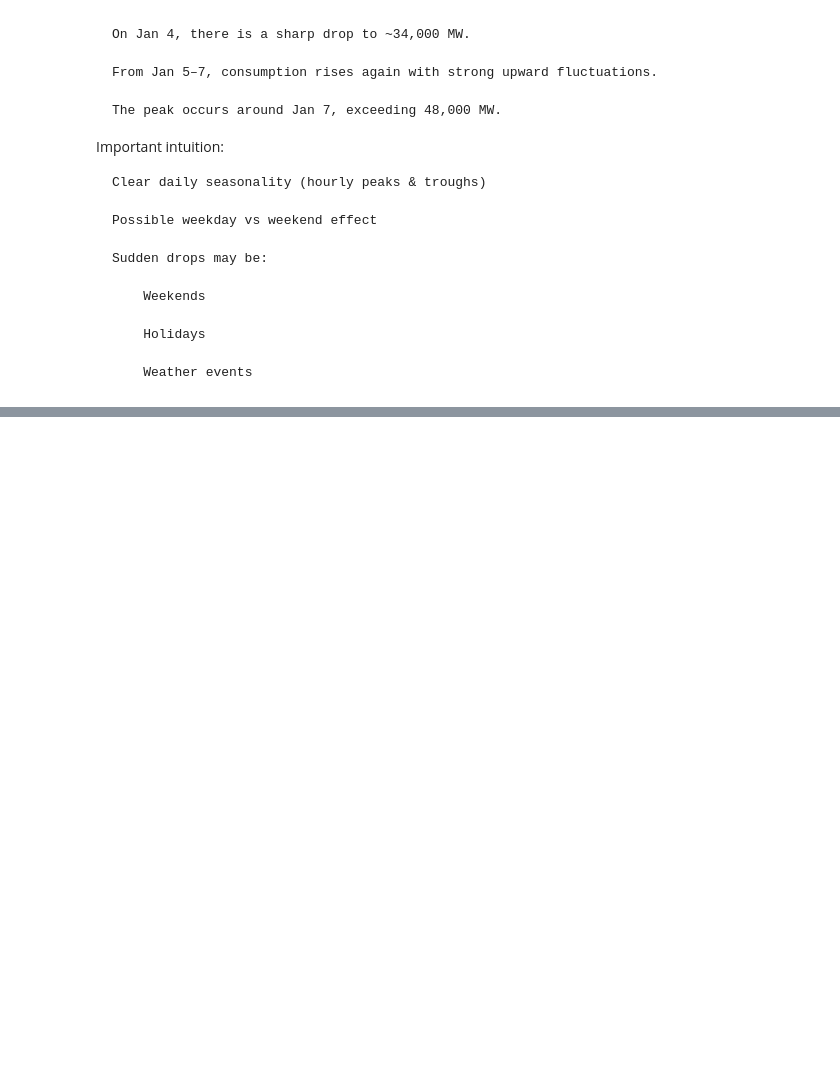
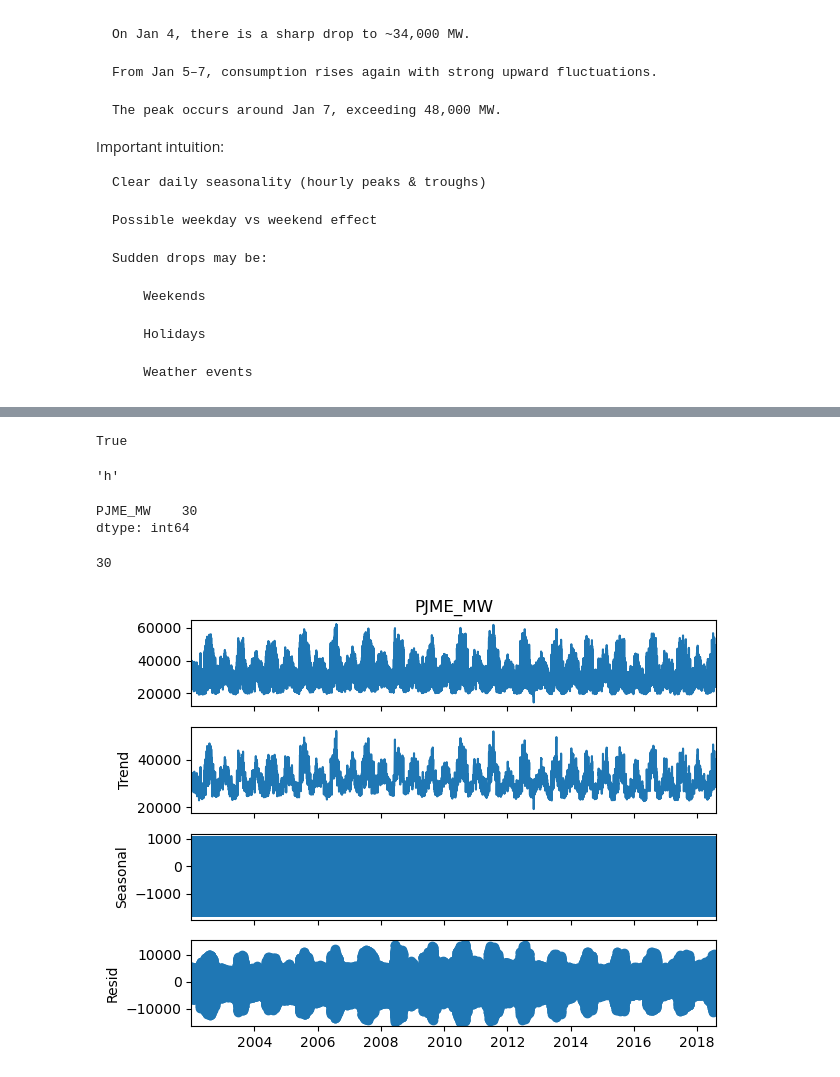
Before and after one commit to hassanh7n/TSA, a Jupyter notebook: notebooks/02_TS.ipynb, the cells around one changed output, grey strips where cells are left out. Cells and saved outputs as stored; diff of their text form; code cells hidden in the pictures; blank space fills up the shorter version.

```diff
--- a/notebooks/02_TS.ipynb
+++ b/notebooks/02_TS.ipynb
@@ -202,0 +223,36 @@ Important intuition:
+# %%
+df = df.groupby(df.index).mean()
+# %%
+df.index.is_unique
+# %% [output]
+True
+# %%
+df_hourly = df.asfreq('H')
+df_hourly.index.inferred_freq
+# %% [output]
+'h'
+# %%
+df_hourly.isna().sum()
+# %% [output]
+PJME_MW    30
+dtype: int64
+# %%
+missing_hours = df_hourly['PJME_MW'].isna().sum()
+missing_hours
+# %% [output]
+30
+# %%
+from statsmodels.tsa.seasonal import seasonal_decompose
+
+df_decomp = df_hourly.dropna()
+# %%
+decomp_daily = seasonal_decompose(
+    df_decomp['PJME_MW'],
+    model='additive',
+    period=24
+)
+
+decomp_daily.plot()
+plt.show()
+# %% [output]
+[figure, added]
```
Also changed, not shown: parts of 7 cells of this notebook.
